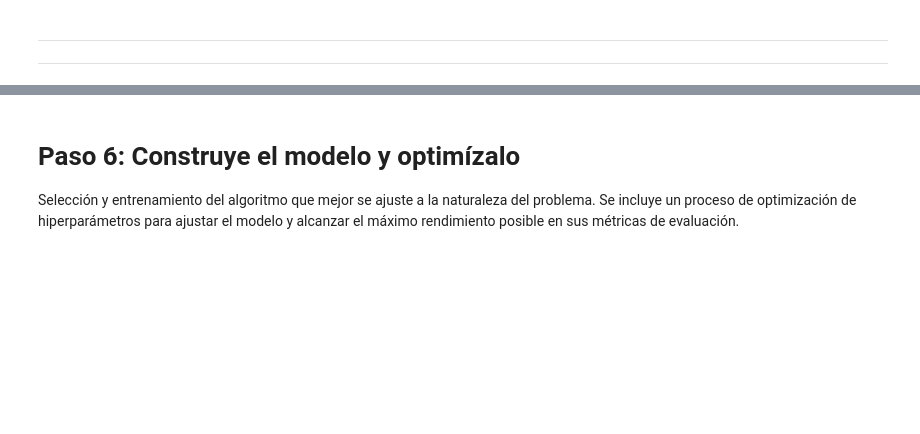
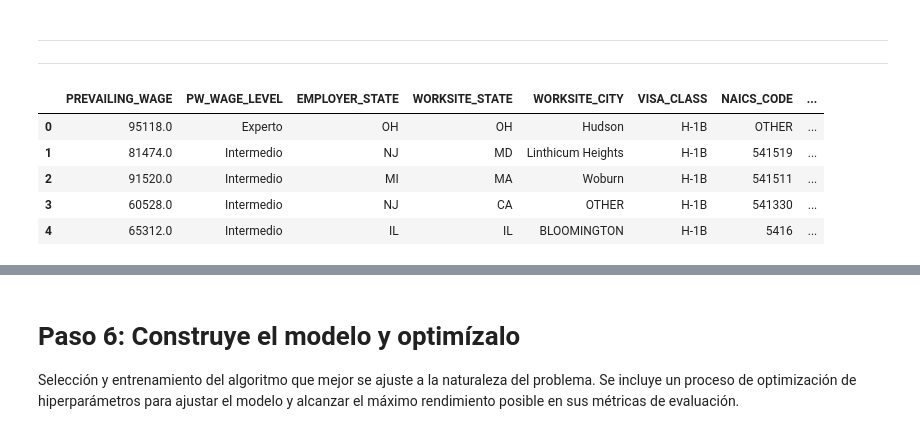
Before and after one commit to Oswaldoslv04/proyecto_final_lca, a Jupyter notebook: src/PROYECTO_FINAL_LCA_DISCLOSURE.ipynb, the cells around one changed output, grey strips where cells are left out. Saved outputs shown, nothing was run; the diff lists cells and outputs as text; code cells hidden in the pictures; blank space fills up the shorter version.

```diff
--- a/src/PROYECTO_FINAL_LCA_DISCLOSURE.ipynb
+++ b/src/PROYECTO_FINAL_LCA_DISCLOSURE.ipynb
@@ -1032,17 +1429,17 @@ df_filtrado_final["PW_WAGE_LEVEL"].value_counts(dropna=False)
 map_wage_level = {
     "I": "Junior",
     "II": "Intermedio",
-    "III": "Avanzado",
-    "IV": "Experto"
+    "III": "Experto",
+    "IV": "Experto",
+    "V": "Experto"
 }
 
 
 # Aplicar transformación
 df_filtrado_final["PW_WAGE_LEVEL"] = (
     df_filtrado_final["PW_WAGE_LEVEL"]
-    .astype(str)
     .str.strip()
-    .replace(map_wage_level)
+    .map(map_wage_level)
 )
 # %%
 df_filtrado_final["PW_WAGE_LEVEL"].value_counts(dropna=False)
@@ -1087,3 +1528,12 @@ df_final['offered_anual_avg_wage'] = pd.to_numeric(df_final['offered_anual_avg_w
 df_final = df_final[np.isfinite(df_final['offered_anual_avg_wage'])]
 
 df_final = df_final.reset_index(drop=True)
+# %%
+df_final.head()
+# %% [output]
+|  | PREVAILING_WAGE | PW_WAGE_LEVEL | EMPLOYER_STATE | WORKSITE_STATE | WORKSITE_CITY | VISA_CLASS | NAICS_CODE | ... |
+| 0 | 95118.0 | Experto | OH | OH | Hudson | H-1B | OTHER | ... |
+| 1 | 81474.0 | Intermedio | NJ | MD | Linthicum Heights | H-1B | 541519 | ... |
+| 2 | 91520.0 | Intermedio | MI | MA | Woburn | H-1B | 541511 | ... |
+| 3 | 60528.0 | Intermedio | NJ | CA | OTHER | H-1B | 541330 | ... |
+| 4 | 65312.0 | Intermedio | IL | IL | BLOOMINGTON | H-1B | 5416 | ... |
```
Also changed, not shown: parts of 52 cells of this notebook.
